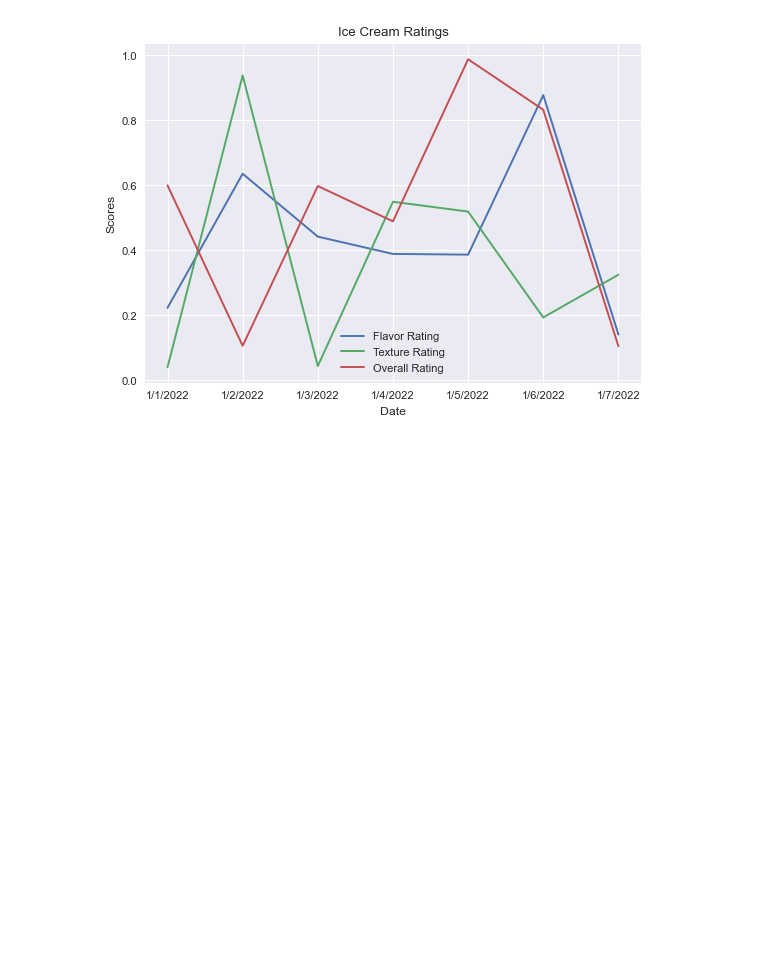
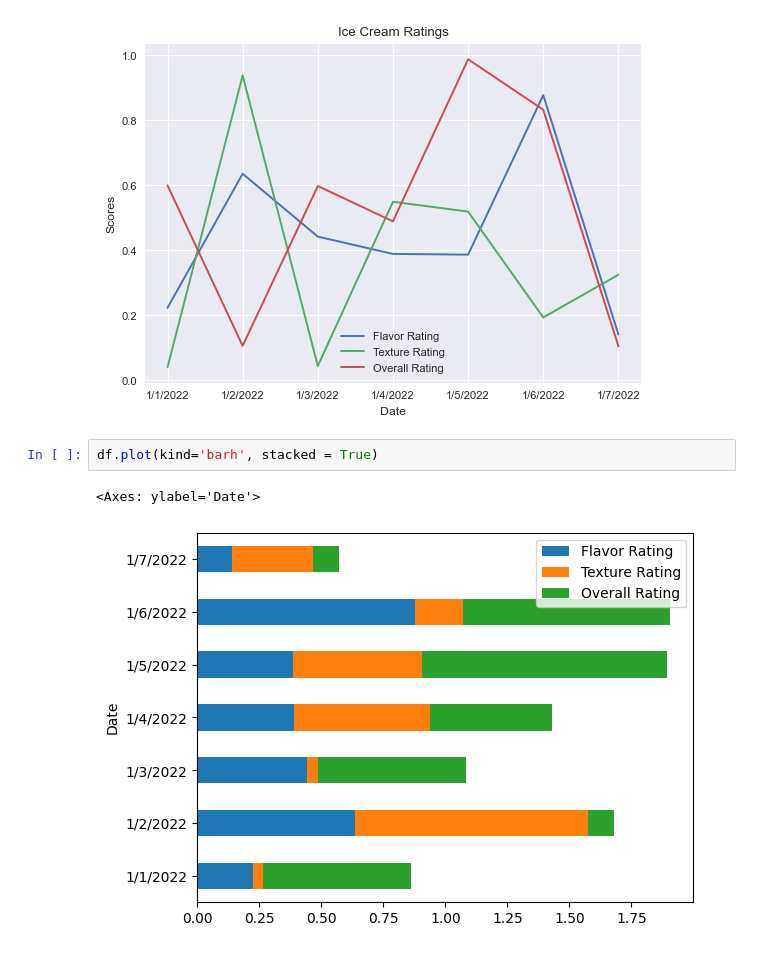
Before and after one commit to pvslav/portfolio, a Jupyter notebook: Python/pandas_fundamentals.ipynb, the cells around one changed output. Drawn from its saved outputs; the diff is of its cells as text; blank space fills up the shorter version.

```diff
--- a/Python/pandas_fundamentals.ipynb
+++ b/Python/pandas_fundamentals.ipynb
@@ -622,3 +622,8 @@ df.plot(kind = 'line', title = 'Ice Cream Ratings', xlabel = 'Date', ylabel = 'S
 # %% [output]
 <Axes: title={'center': 'Ice Cream Ratings'}, xlabel='Date', ylabel='Scores'>
 [figure]
+# %%
+df.plot(kind='barh', stacked = True)
+# %% [output]
+<Axes: ylabel='Date'>
+[figure, added]
```
